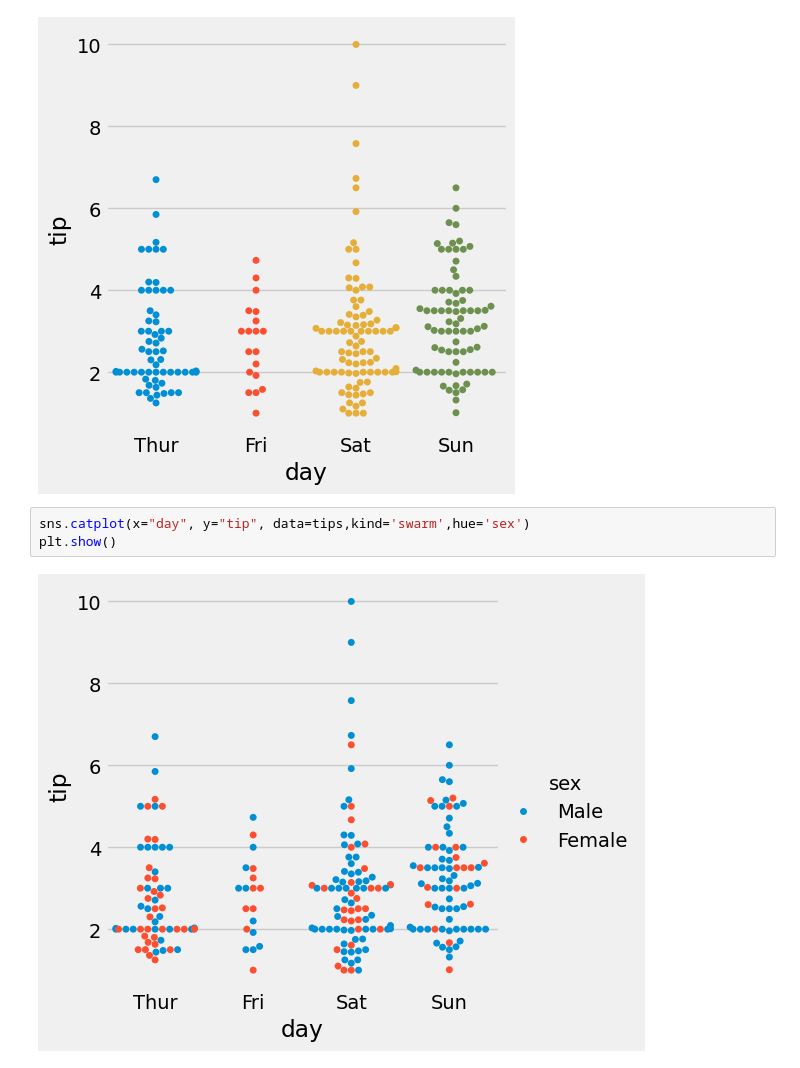
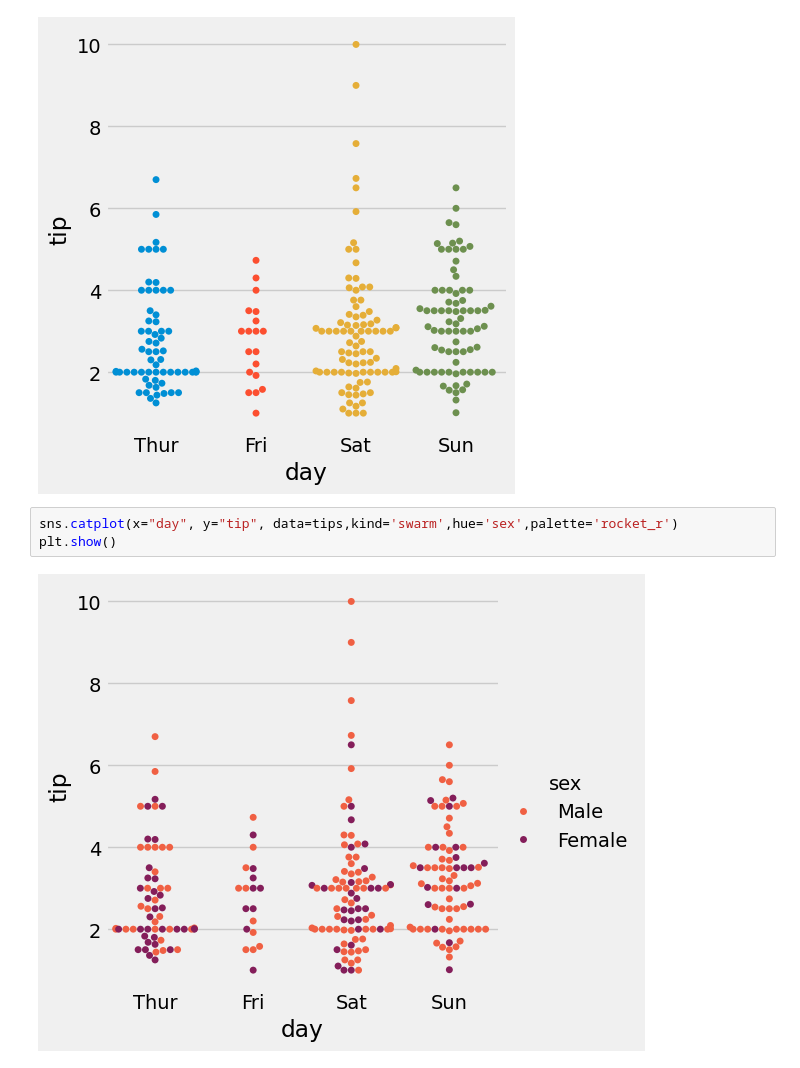
Before and after one commit to syedmqasim029/2026-Python-Data-Analysis-Visualization-Masterclass, a Jupyter notebook: CategoricalData.ipynb, the cells around one changed output. Drawn from its saved outputs; the diff is of its cells as text.

```diff
--- a/CategoricalData.ipynb
+++ b/CategoricalData.ipynb
@@ -33,7 +33,7 @@ plt.show()
 # %% [output]
 [figure]
 # %%
-sns.catplot(x="day", y="tip", data=tips,kind='swarm',hue='sex')
+sns.catplot(x="day", y="tip", data=tips,kind='swarm',hue='sex',palette='rocket_r')
 plt.show()
 # %% [output]
-[figure, old version]
+[figure, new version]
```
Also changed, not shown: parts of 2 cells of this notebook.
